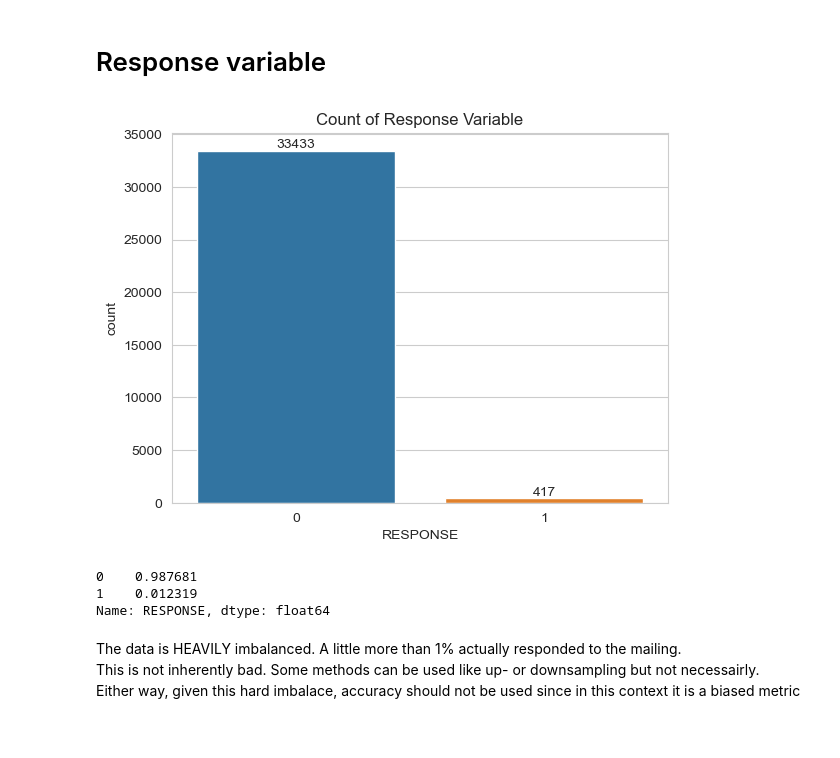
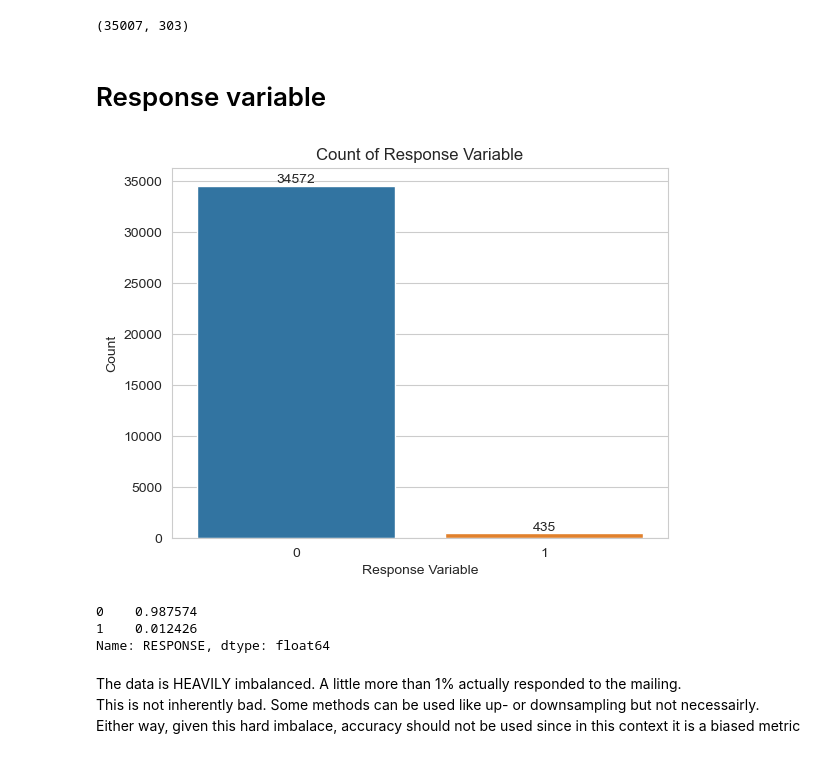
Before and after one commit to bglucca/ArvatoCustomerSegmentation, a Jupyter notebook: 05_mailout_predictions.ipynb, the cells around one changed output. Drawn from its saved outputs; the diff is of its cells as text; code cells hidden in the pictures.

Commit message:
updated notebook to work on most recent version on data. Removed SMOTE experiments

```diff
--- a/05_mailout_predictions.ipynb
+++ b/05_mailout_predictions.ipynb
@@ -22,27 +23,33 @@ from xgboost import XGBClassifier
 # %%
 sns.set_style('whitegrid')
 # %%
-# census = pd.read_parquet('data/refined/census_data.parquet')
+df_mailout = pd.read_parquet('data/refined/full_mailout_train_data_final.parquet')
-# %%
-df_mailout = pd.read_parquet('data/refined/full_mailout_train.parquet')
+# %%
+df_mailout.shape
+# %% [output]
+(35007, 303)
 # %% [markdown]
 # Response variable
 # %%
 g = sns.countplot(data = df_mailout,
                     x = 'RESPONSE')
 
 g.bar_label(g.containers[-1])
 
 plt.title('Count of Response Variable')
 
+plt.ylabel('Count')
+
+plt.xlabel('Response Variable')
+
 plt.show()
 # %% [output]
-[figure, old version]
+[figure, new version]
 # %%
 df_mailout['RESPONSE'].value_counts(normalize = True)
 # %% [output]
-0    0.987681
-1    0.012319
+0    0.987574
+1    0.012426
 Name: RESPONSE, dtype: float64
 # %% [markdown]
 The data is HEAVILY imbalanced. A little more than 1% actually responded to the mailing.
```
Also changed, not shown: parts of 83 cells of this notebook.
